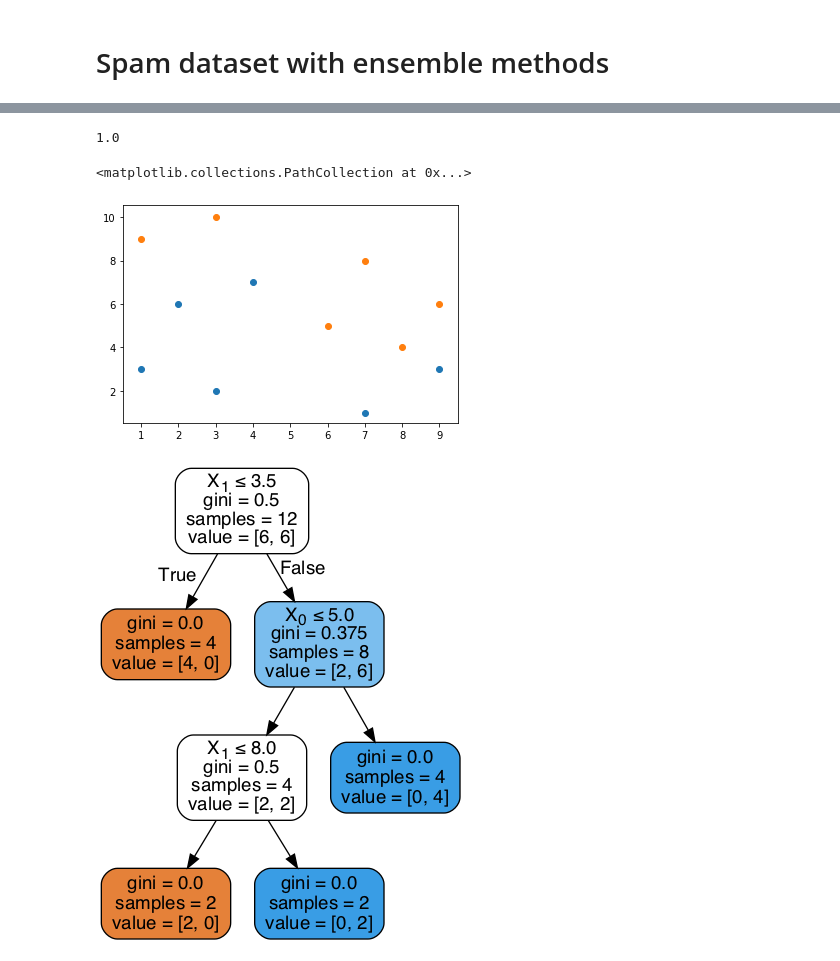
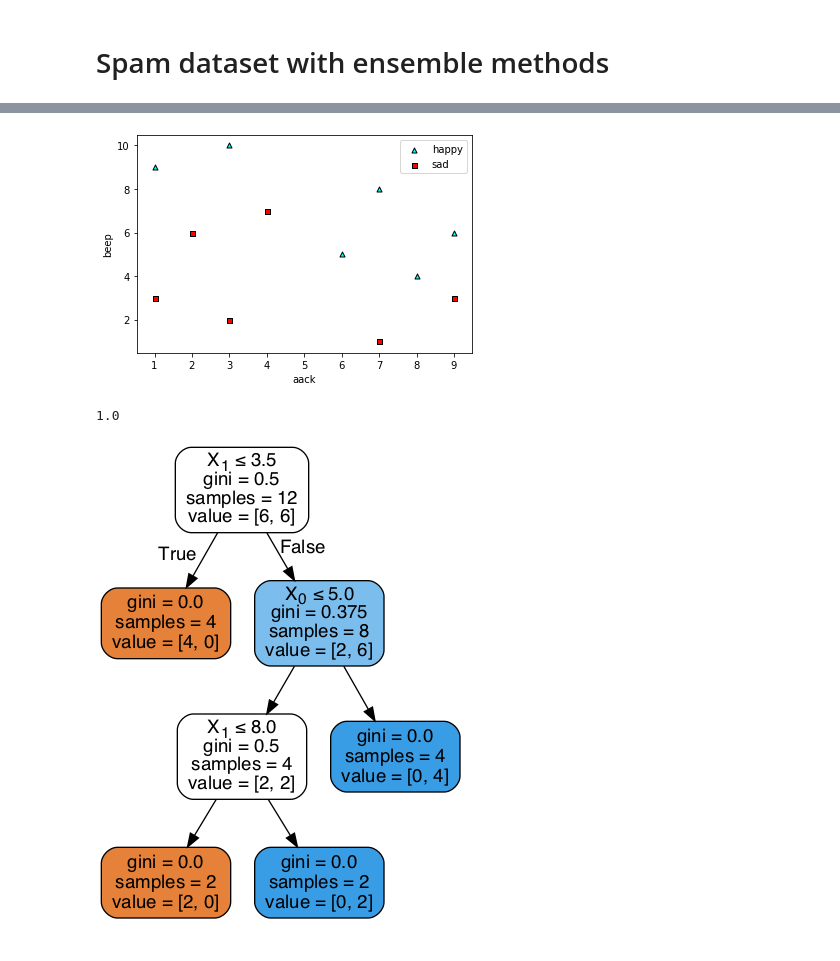
Before and after one commit to luisguiserrano/manning, a Jupyter notebook: Chapter 10 - Ensemble Methods/Ensemble Methods.ipynb, the cells around one changed output, grey strips where cells are left out. Saved outputs shown, nothing was run; the diff lists cells and outputs as text; code cells hidden in the pictures.

Commit message:
Fixing DT, EM, and adding model plot function

```diff
--- a/Chapter 10 - Ensemble Methods/Ensemble Methods.ipynb
+++ b/Chapter 10 - Ensemble Methods/Ensemble Methods.ipynb
@@ -26,3 +68,10 @@ spam_dataset
+# %%
+X = spam_dataset[['Lottery', 'Sale']]
+y = spam_dataset['Spam']
+
+plot_points(X, y)
+# %% [output]
+[figure, added]
 # %%
 X = spam_dataset[['Lottery', 'Sale']]
 y = spam_dataset['Spam']
@@ -31,13 +80,6 @@ spam_decision_tree.fit(X,y)
 spam_decision_tree.score(X,y)
 # %% [output]
 1.0
-# %%
-from matplotlib import pyplot as plt
-plt.scatter(X['Lottery'][:6], X['Sale'][:6])
-plt.scatter(X['Lottery'][6:], X['Sale'][6:])
-# %% [output]
-<matplotlib.collections.PathCollection at 0x...>
-[figure, removed]
 # %%
 from sklearn.externals.six import StringIO
 from IPython.display import Image
```
Also changed, not shown: parts of 11 cells of this notebook.
